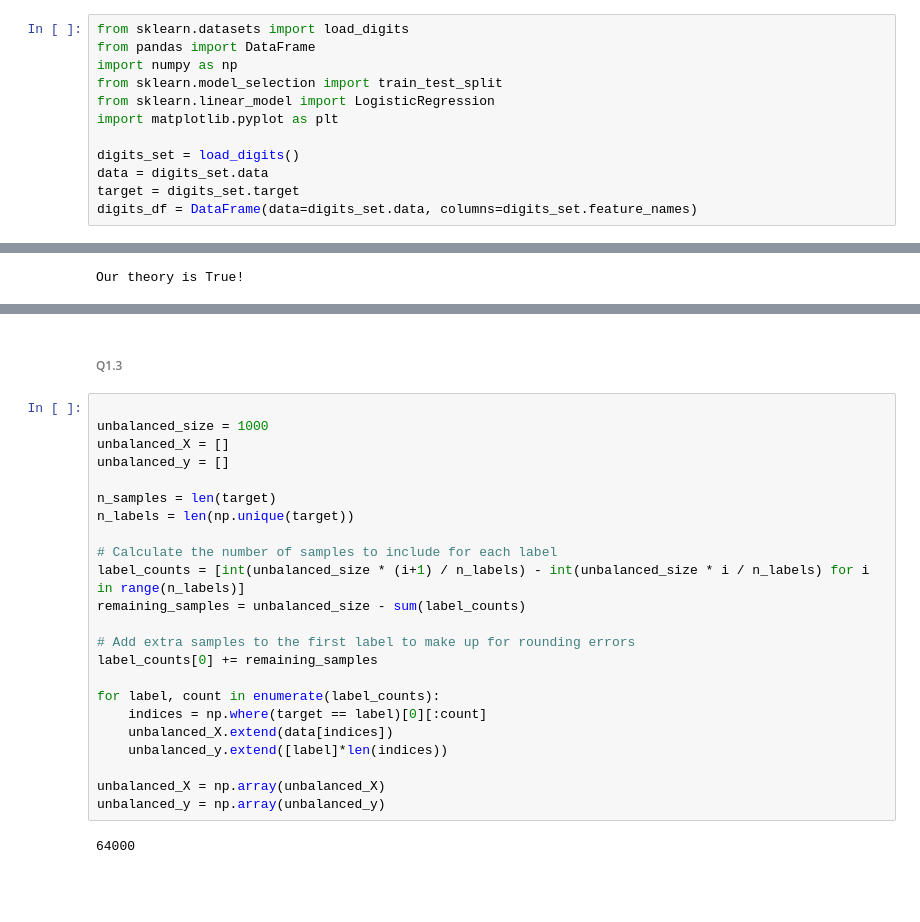
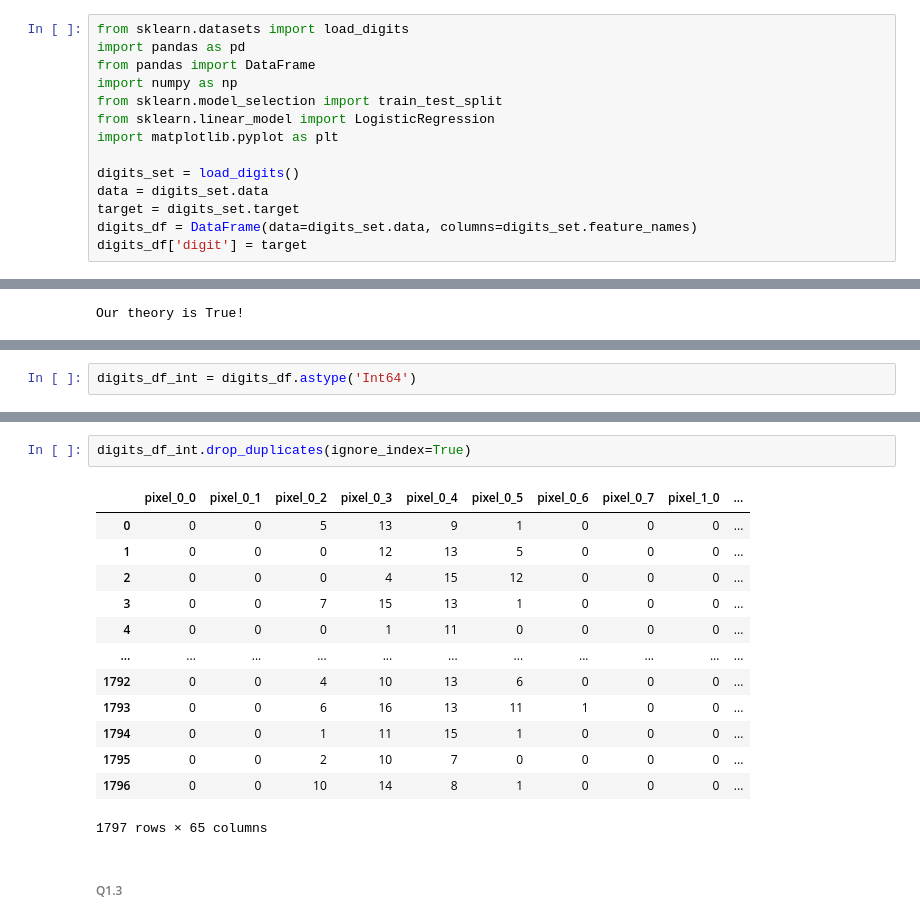
Before and after one commit to nadavhaik/ml-assignment-1, a Jupyter notebook: part1.ipynb, the cells around one changed output, grey strips where cells are left out. Saved outputs shown, nothing was run; the diff lists cells and outputs as text; blank space fills up the shorter version.

```diff
--- a/part1.ipynb
+++ b/part1.ipynb
@@ -3,6 +3,7 @@
 Loading the digits dataset:
 # %%
 from sklearn.datasets import load_digits
+import pandas as pd
 from pandas import DataFrame
 import numpy as np
 from sklearn.model_selection import train_test_split
@@ -13,6 +14,7 @@ digits_set = load_digits()
 data = digits_set.data
 target = digits_set.target
 digits_df = DataFrame(data=digits_set.data, columns=digits_set.feature_names)
+digits_df['digit'] = target
 # %% [markdown]
 Data:
 # %%
@@ -51,3 +55,5 @@ Our theory is True!
+# %%
+digits_df_int = digits_df.astype('Int64')
 # %% [markdown]
 ## Basic Analysis:
 - The features names go by 'pixel_i_j' where 0 <= i, j <= 7.
@@ -77,27 +83,18 @@ plt.show()
+# %%
+digits_df_int.drop_duplicates(ignore_index=True)
+# %% [output]
+|  | pixel_0_0 | pixel_0_1 | pixel_0_2 | pixel_0_3 | pixel_0_4 | pixel_0_5 | pixel_0_6 | pixel_0_7 | pixel_1_0 | ... |
+| 0 | 0 | 0 | 5 | 13 | 9 | 1 | 0 | 0 | 0 | ... |
+| 1 | 0 | 0 | 0 | 12 | 13 | 5 | 0 | 0 | 0 | ... |
+| 2 | 0 | 0 | 0 | 4 | 15 | 12 | 0 | 0 | 0 | ... |
+| 3 | 0 | 0 | 7 | 15 | 13 | 1 | 0 | 0 | 0 | ... |
+| 4 | 0 | 0 | 0 | 1 | 11 | 0 | 0 | 0 | 0 | ... |
+| ... | ... | ... | ... | ... | ... | ... | ... | ... | ... | ... |
+| 1792 | 0 | 0 | 4 | 10 | 13 | 6 | 0 | 0 | 0 | ... |
+| 1793 | 0 | 0 | 6 | 16 | 13 | 11 | 1 | 0 | 0 | ... |
+| 1794 | 0 | 0 | 1 | 11 | 15 | 1 | 0 | 0 | 0 | ... |
+| 1795 | 0 | 0 | 2 | 10 | 7 | 0 | 0 | 0 | 0 | ... |
+| 1796 | 0 | 0 | 10 | 14 | 8 | 1 | 0 | 0 | 0 | ... |
+1797 rows × 65 columns
 # %% [markdown]
 ###### Q1.3
-# %%
-
-unbalanced_size = 1000
-unbalanced_X = []
-unbalanced_y = []
-
-n_samples = len(target)
-n_labels = len(np.unique(target))
-
-# Calculate the number of samples to include for each label
-label_counts = [int(unbalanced_size * (i+1) / n_labels) - int(unbalanced_size * i / n_labels) for i in range(n_labels)]
-remaining_samples = unbalanced_size - sum(label_counts)
-
-# Add extra samples to the first label to make up for rounding errors
-label_counts[0] += remaining_samples
-
-for label, count in enumerate(label_counts):
-    indices = np.where(target == label)[0][:count]
-    unbalanced_X.extend(data[indices])
-    unbalanced_y.extend([label]*len(indices))
-
-unbalanced_X = np.array(unbalanced_X)
-unbalanced_y = np.array(unbalanced_y)
-# %% [output]
-64000
```
Also changed, not shown: parts of 9 cells of this notebook.
